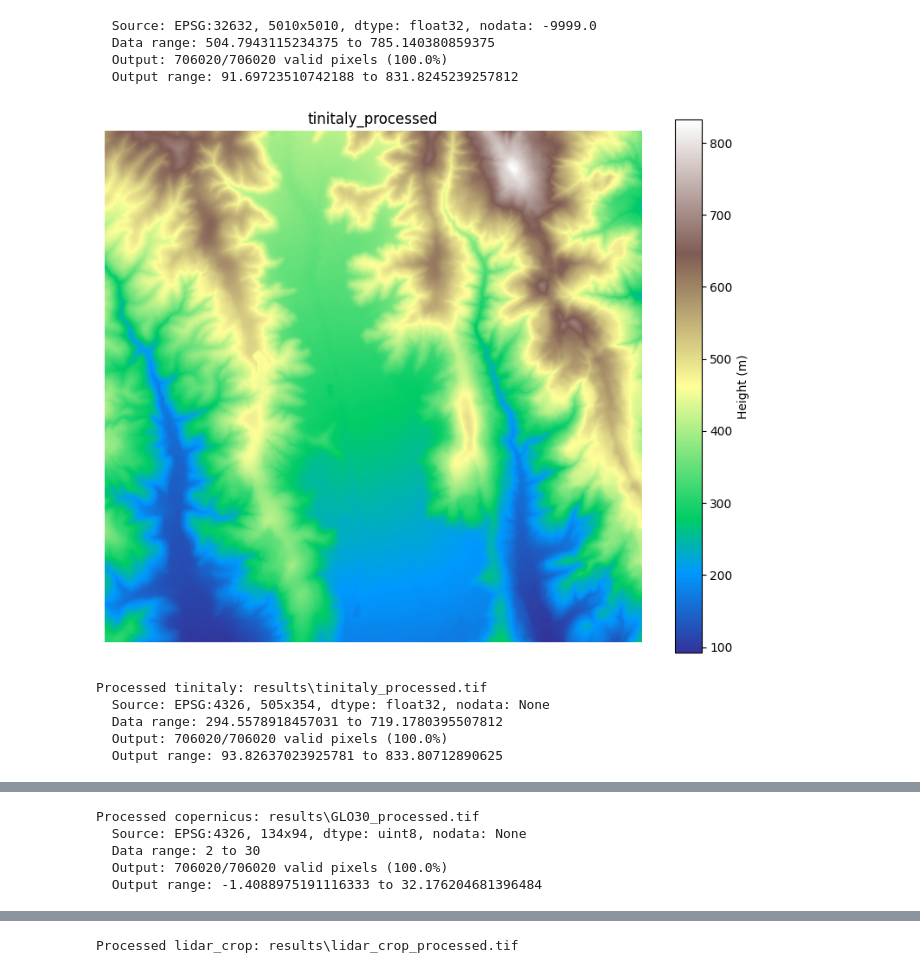
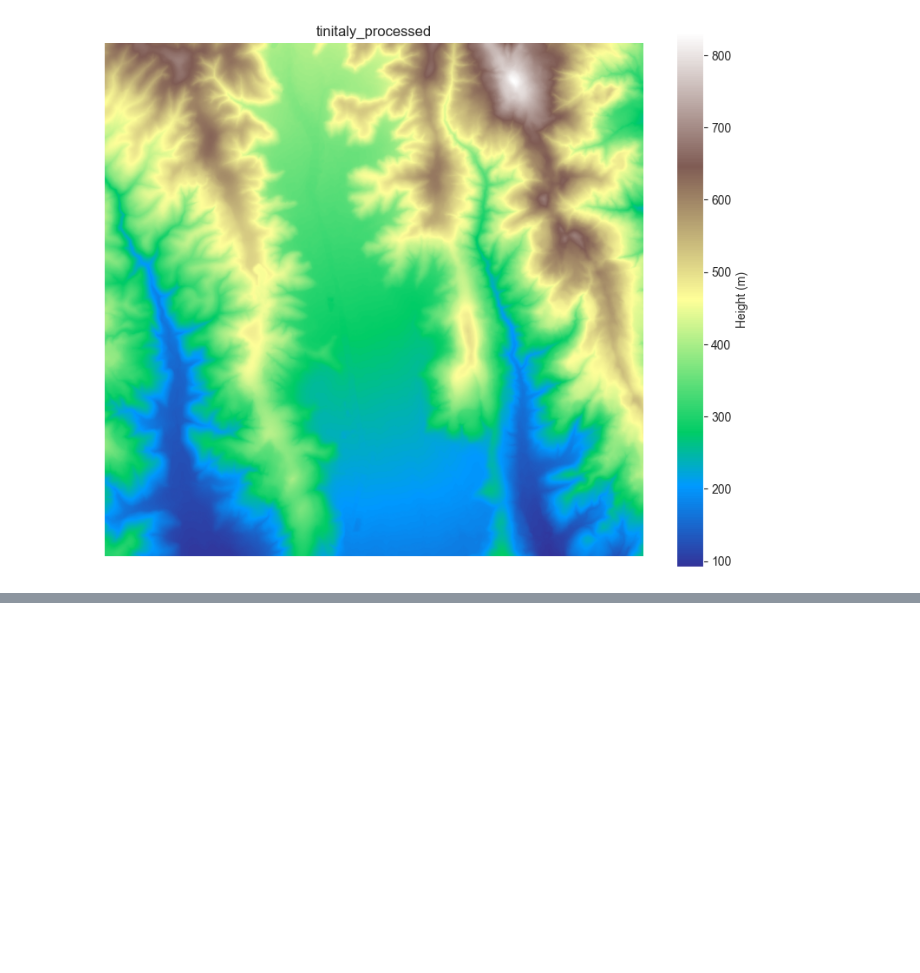
Before and after one commit to clgoodrich/saocom_project, a Jupyter notebook: main_saocon.ipynb, the cells around one changed output, grey strips where cells are left out. Cells and saved outputs as stored; diff of their text form; code cells hidden in the pictures; blank space fills up the shorter version.

Commit message:
update before new saocom data

```diff
--- a/main_saocon.ipynb
+++ b/main_saocon.ipynb
@@ -142,41 +224,32 @@ def process_reference_dem(dem_path, target_bounds, target_transform, target_widt
         valid_pixels = np.sum(output_array != NODATA)
         if valid_pixels > 0:
             valid_data = output_array[output_array != NODATA]
 
         # Save
         with rasterio.open(output_path, 'w', **profile) as dst:
             dst.write(output_array, 1)
         show_tiff(output_path)
     return output_path
 
 reference_dems = {}
 if 'saocom_grid' in locals():
     # Get target grid from SAOCOM
     bounds = [grid_x.min(), grid_y.min(), grid_x.max(), grid_y.max()]
     transform = from_bounds(*bounds, grid_x.shape[1], grid_x.shape[0])
 
     # Find and process reference DEMs
     dem_patterns = {
         'tinitaly': '*tinitaly*',
         'copernicus': '*GLO30*',
         'lidar_crop': '*lidar*'
     }
 
     for name, pattern in dem_patterns.items():
-        dem_files = list(DATA_DIR.glob(f"{pattern}.tif")) + list(DATA_DIR.glob(f"{pattern}.TIF"))
+        dem_files = list(DATA_DIR.glob(f"{name}.tif")) + list(DATA_DIR.glob(f"{name}.TIF"))
         if dem_files:
             processed_path = process_reference_dem(
                 dem_files[0], bounds, transform, grid_x.shape[1], grid_x.shape[0]
             )
             reference_dems[name] = processed_path
 # %% [output]
-  Source: EPSG:32632, 5010x5010, dtype: float32, nodata: -9999.0
-  Data range: 504.7943115234375 to 785.140380859375
-  Output: 706020/706020 valid pixels (100.0%)
-  Output range: 91.69723510742188 to 831.8245239257812
-[figure, old version]
+[figure, new version]
-Processed tinitaly: results\tinitaly_processed.tif
-  Source: EPSG:4326, 505x354, dtype: float32, nodata: None
-  Data range: 294.5578918457031 to 719.1780395507812
-  Output: 706020/706020 valid pixels (100.0%)
-  Output range: 93.82637023925781 to 833.80712890625
@@ -184,5 +256,0 @@ Processed tinitaly: results\tinitaly_processed.tif
-Processed copernicus: results\GLO30_processed.tif
-  Source: EPSG:4326, 134x94, dtype: uint8, nodata: None
-  Data range: 2 to 30
-  Output: 706020/706020 valid pixels (100.0%)
-  Output range: -1.4088975191116333 to 32.176204681396484
@@ -190 +257,0 @@ Processed copernicus: results\GLO30_processed.tif
-Processed lidar_crop: results\lidar_crop_processed.tif
```
Also changed, not shown: parts of 3 cells of this notebook, 2 other files.
